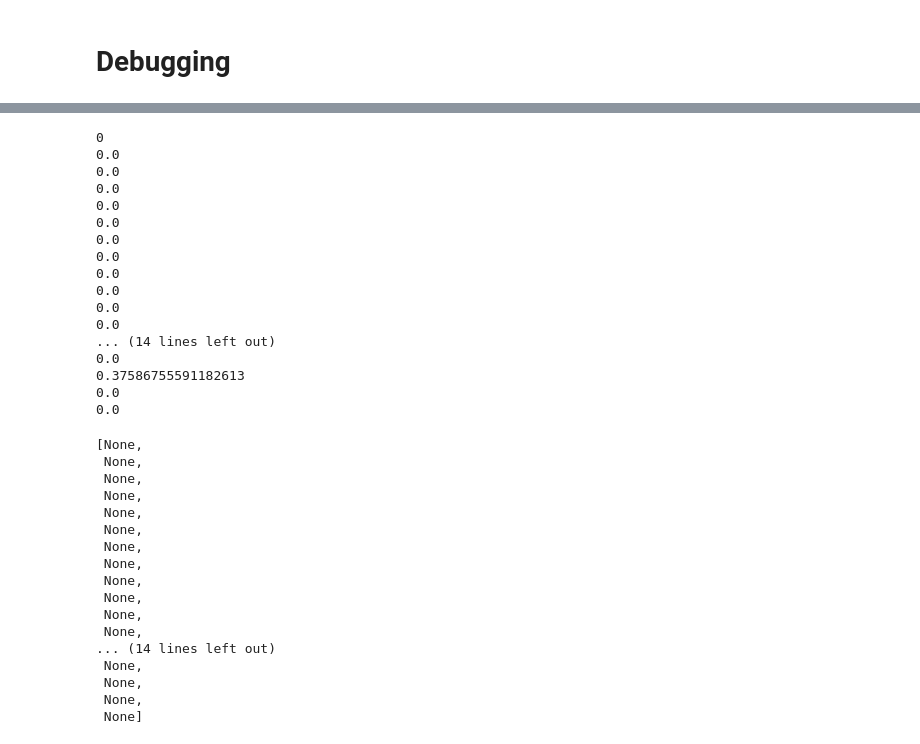
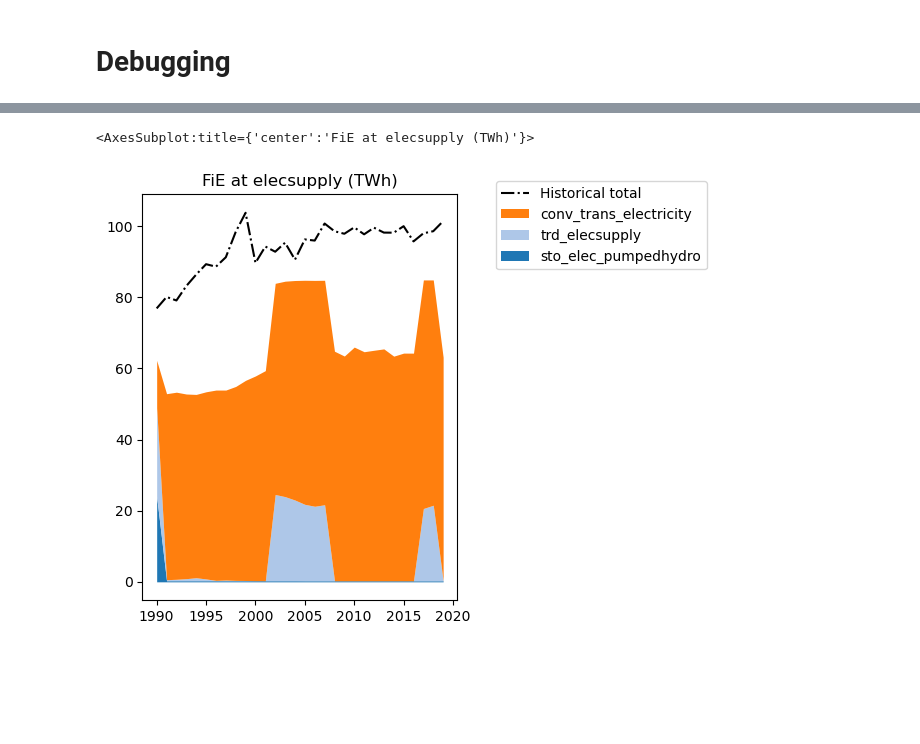
Before and after one commit to irm-codebase/RESTORE, a Jupyter notebook: restore_v1.ipynb, the cells around one changed output, grey strips where cells are left out. Cells and saved outputs as stored; diff of their text form; code cells hidden in the pictures; blank space fills up the shorter version.

```diff
--- a/restore_v1.ipynb
+++ b/restore_v1.ipynb
@@ -680,40 +680,8 @@ restore_plots.plot_fout_act(model, data_handler, "elecsupply")
-# %%
-[print(model.cnew["conv_chp_oil", y].value) for y in model.Years]
-# %% [output]
-0
-0.0
-0.0
-0.0
-0.0
-0.0
-0.0
-0.0
-0.0
-0.0
-0.0
-0.0
-... (14 lines left out)
-0.0
-0.37586755591182613
-0.0
-0.0
-[None,
- None,
- None,
- None,
- None,
- None,
- None,
- None,
- None,
- None,
- None,
- None,
-... (14 lines left out)
- None,
- None,
- None,
- None]
+# %%
+restore_plots.plot_fin_act(model, data_handler, "elecsupply")
+# %% [output]
+<AxesSubplot:title={'center':'FiE at elecsupply (TWh)'}>
+[figure, added]
 # %%
 # Outflow
 restore_plots.plot_fout_ctot(model, data_handler, "elecsupply")
```
Also changed, not shown: parts of 9 cells of this notebook, 13 other files.
